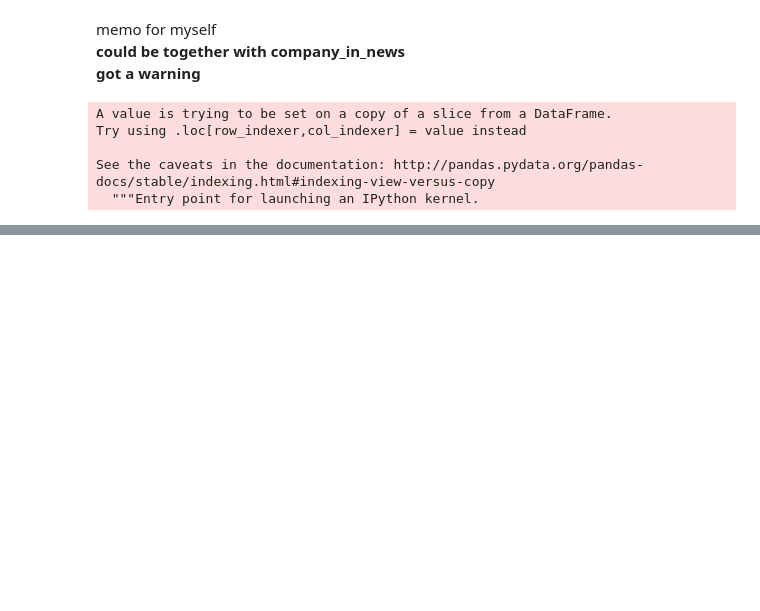
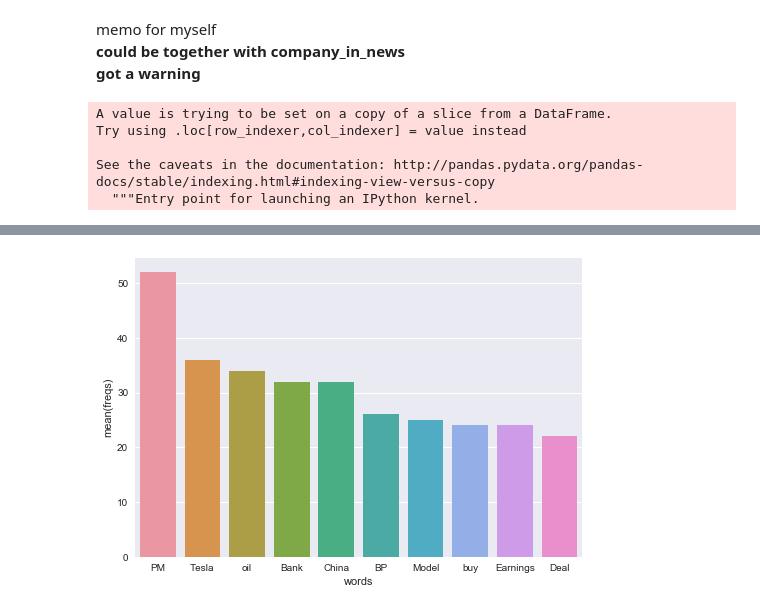
Before and after one commit to oz1717/SFP_SP_prediction, a Jupyter notebook: Project1.ipynb, the cells around one changed output, grey strips where cells are left out. Saved outputs shown, nothing was run; the diff lists cells and outputs as text; code cells hidden in the pictures; blank space fills up the shorter version.

```diff
--- a/Project1.ipynb
+++ b/Project1.ipynb
@@ -348,0 +505,37 @@ word to vec
+# %%
+def eliminate_stop_words(counter):
+    dummy = counter.copy()
+    punc = set(string.punctuation)
+    punc.update(['...', '–'])
+    for key, num in dummy.items():
+        if key.lower() in stop_words or key in punc:
+            counter.pop(key)
+
+    return counter
+# %%
+count_up = eliminate_stop_words(count_up)
+count_down = eliminate_stop_words(count_down)
+# %%
+def create_freq_table(counter, num):
+    """
+    counter: counter object
+    num: int, which specify how many most common words it is needed to return
+    return: DataFrame
+    """
+    counter2 = counter.most_common(num)
+    counter2 = sorted(counter2, key=lambda tup: tup[1], reverse=True)
+
+    words_freqs_up = {'words': [tup[0] for tup in counter2],
+                      'freqs': [tup[1] for tup in counter2]}
+    words_freqs_df = pd.DataFrame(words_freqs_up)
+
+    return words_freqs_df
+# %%
+words_freqs_up_df = create_freq_table(count_up, 10)
+words_freqs_down_df = create_freq_table(count_down, 10)
+# %%
+my_plot = sns.barplot(x='words', y='freqs', data=words_freqs_up_df)
+my_plot.get_figure().savefig('freq_up.png', dpi=200)
+sns.plt.show()
+# %% [output]
+[figure, added]
```
Also changed, not shown: parts of 58 cells of this notebook.
